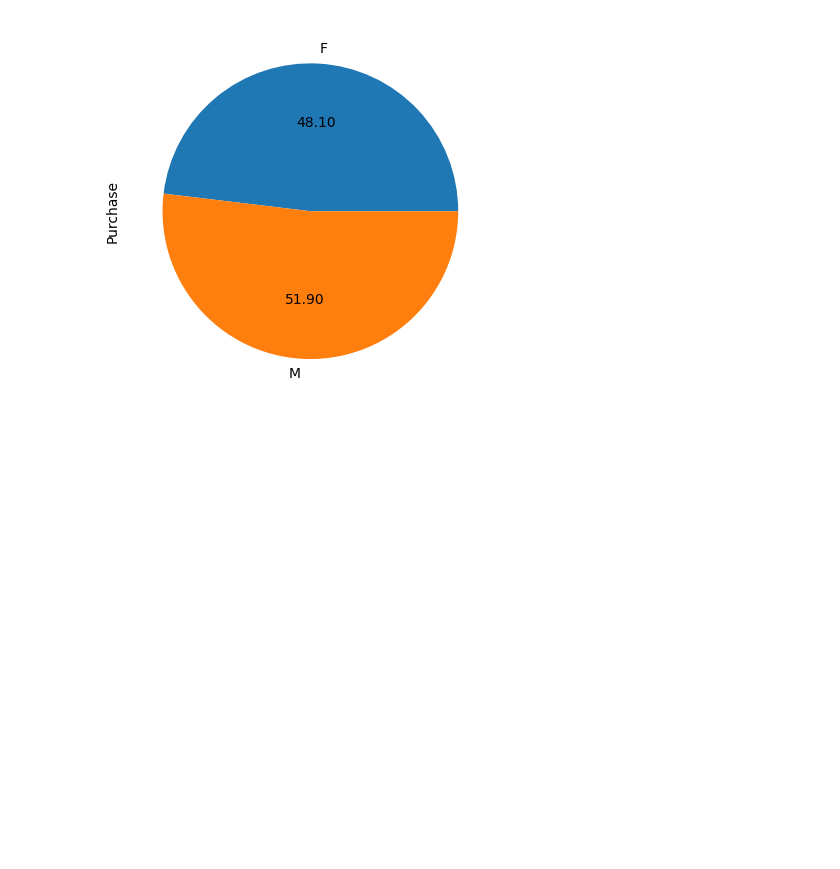
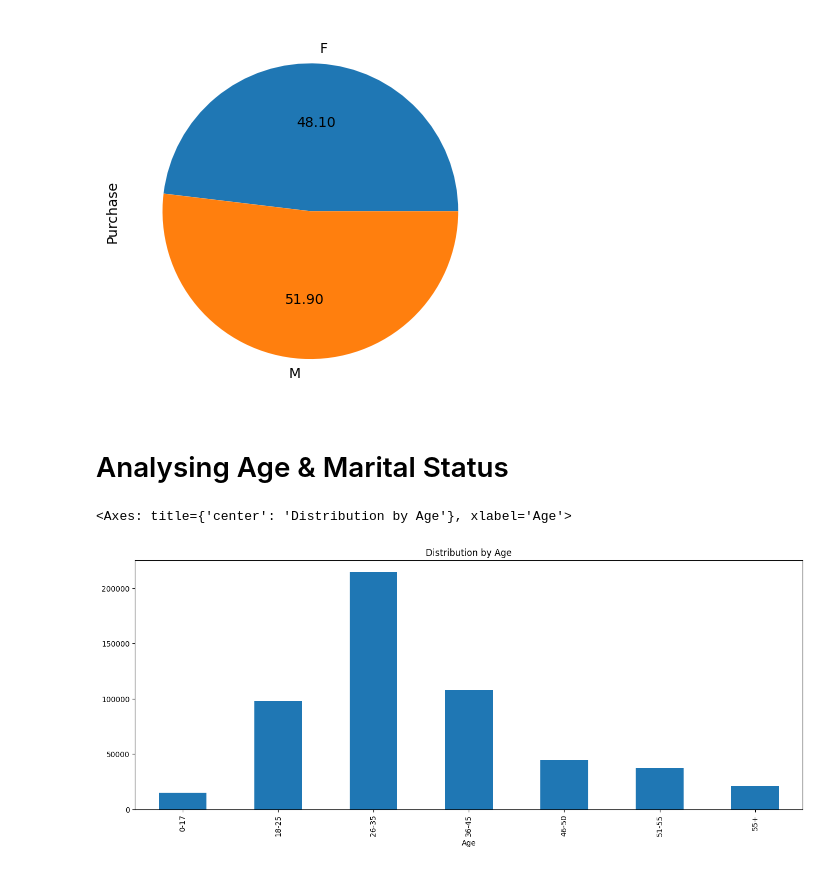
Before and after one commit to vishwajeet02/Projects, a Jupyter notebook: EDA/Black_Friday_Sales/File_Analysis.ipynb, the cells around one changed output. Drawn from its saved outputs; the diff is of its cells as text; code cells hidden in the pictures; blank space fills up the shorter version.

Commit message:
Analysis Age and Marital Status

```diff
--- a/EDA/Black_Friday_Sales/File_Analysis.ipynb
+++ b/EDA/Black_Friday_Sales/File_Analysis.ipynb
@@ -226,3 +226,10 @@ df.groupby('Gender')['Purchase'].mean().plot(kind="pie",autopct="%.2f")
 # %% [output]
 <Axes: ylabel='Purchase'>
 [figure]
+# %% [markdown]
+# Analysing Age & Marital Status
+# %%
+df.groupby('Age').size().plot(kind="bar",figsize=(16,6),title="Distribution by Age")
+# %% [output]
+<Axes: title={'center': 'Distribution by Age'}, xlabel='Age'>
+[figure, added]
```
Also changed, not shown: parts of 21 cells of this notebook.
